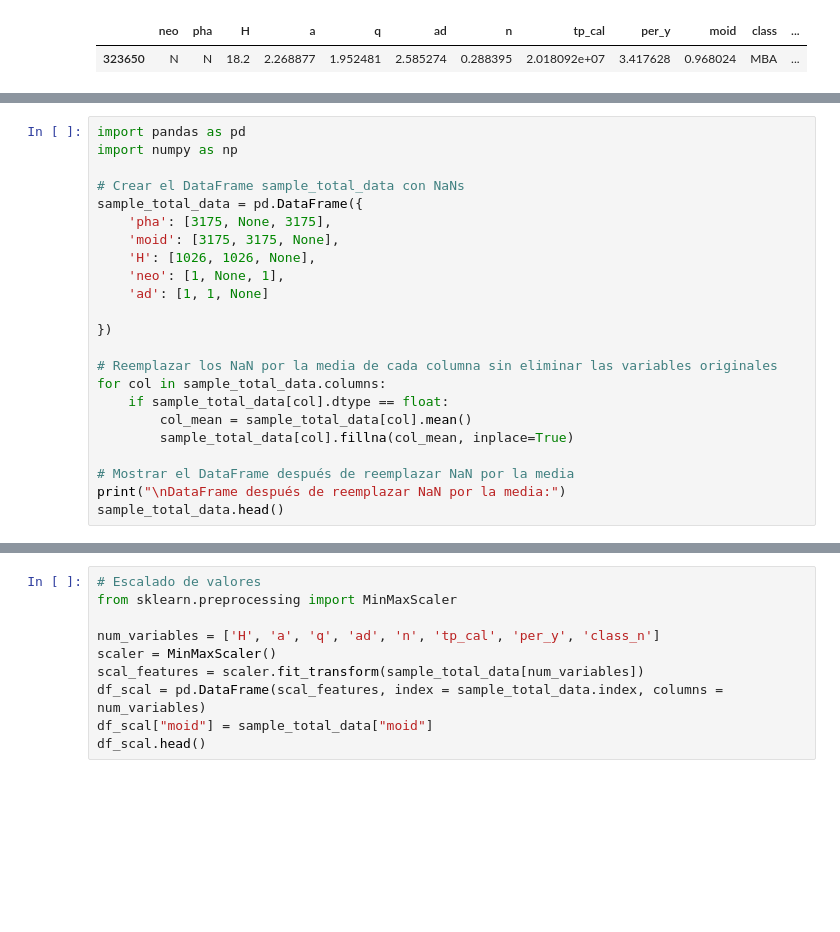
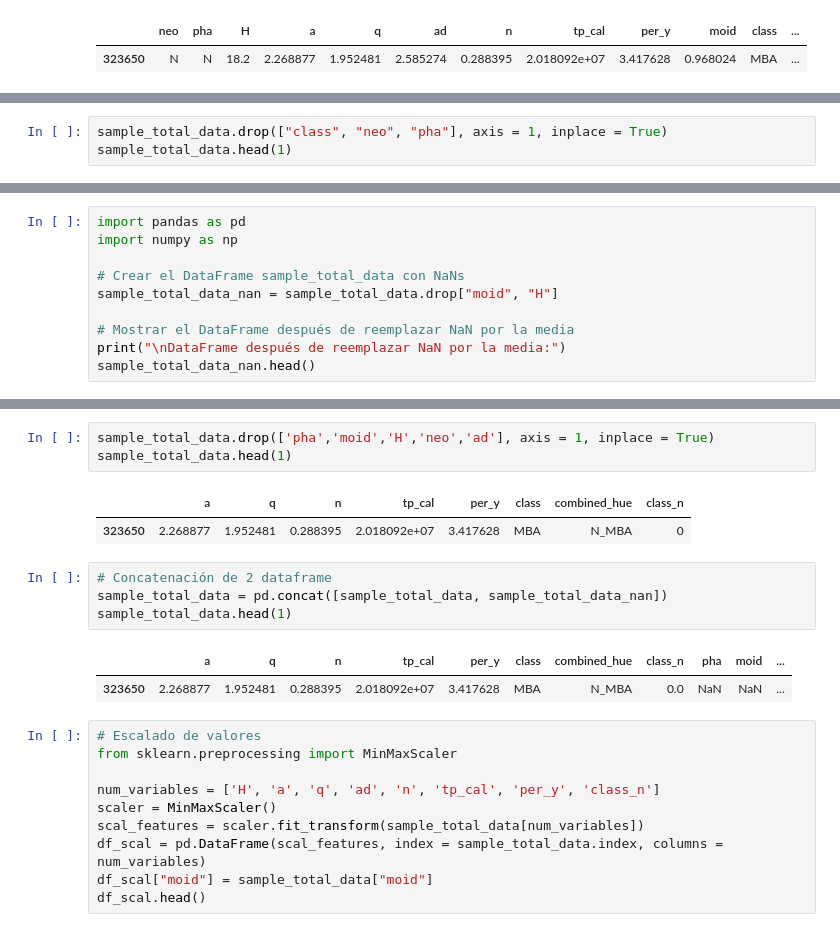
Before and after one commit to PazReumante/asteroid_prediction, a Jupyter notebook: Project/explore_base.ipynb, the cells around one changed output, grey strips where cells are left out. Drawn from its saved outputs; the diff is of its cells as text; blank space fills up the shorter version.

```diff
--- a/Project/explore_base.ipynb
+++ b/Project/explore_base.ipynb
@@ -539,3 +603,6 @@ per_y         0
 class         0
 class_n       0
 dtype: int64
+# %%
+sample_total_data.drop(["class", "neo", "pha"], axis = 1, inplace = True)
+sample_total_data.head(1)
@@ -544,22 +614,9 @@ import pandas as pd
 import numpy as np
 
 # Crear el DataFrame sample_total_data con NaNs
-sample_total_data = pd.DataFrame({
-    'pha': [3175, None, 3175],
-    'moid': [3175, 3175, None],
-    'H': [1026, 1026, None],
-    'neo': [1, None, 1],
-    'ad': [1, 1, None]
-
-})
-
-# Reemplazar los NaN por la media de cada columna sin eliminar las variables originales
-for col in sample_total_data.columns:
-    if sample_total_data[col].dtype == float:
-        col_mean = sample_total_data[col].mean()
-        sample_total_data[col].fillna(col_mean, inplace=True)
+sample_total_data_nan = sample_total_data.drop["moid", "H"]
 
 # Mostrar el DataFrame después de reemplazar NaN por la media
 print("\nDataFrame después de reemplazar NaN por la media:")
-sample_total_data.head()
+sample_total_data_nan.head()
 # %% [output]
@@ -594,3 +633,16 @@ KeyError: "['tpma'] not found in axis"
+# %%
+sample_total_data.drop(['pha','moid','H','neo','ad'], axis = 1, inplace = True)
+sample_total_data.head(1)
+# %% [output]
+|  | a | q | n | tp_cal | per_y | class | combined_hue | class_n |
+| 323650 | 2.268877 | 1.952481 | 0.288395 | 2.018092e+07 | 3.417628 | MBA | N_MBA | 0 |
+# %%
+# Concatenación de 2 dataframe
+sample_total_data = pd.concat([sample_total_data, sample_total_data_nan])
+sample_total_data.head(1)
+# %% [output]
+|  | a | q | n | tp_cal | per_y | class | combined_hue | class_n | pha | moid | ... |
+| 323650 | 2.268877 | 1.952481 | 0.288395 | 2.018092e+07 | 3.417628 | MBA | N_MBA | 0.0 | NaN | NaN | ... |
 # %%
 # Escalado de valores
 from sklearn.preprocessing import MinMaxScaler
```
Also changed, not shown: parts of 19 cells of this notebook, 1 other file.
